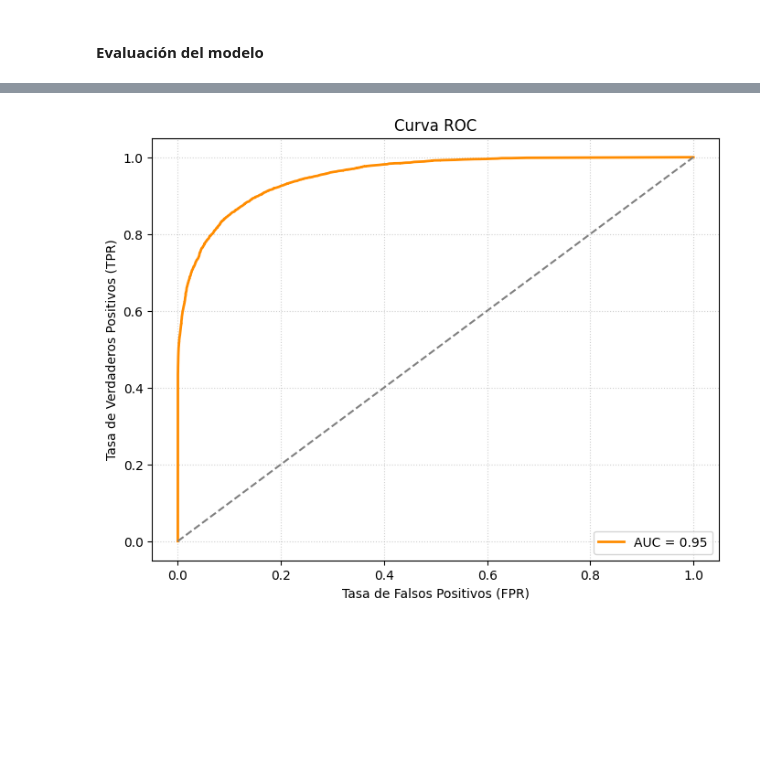
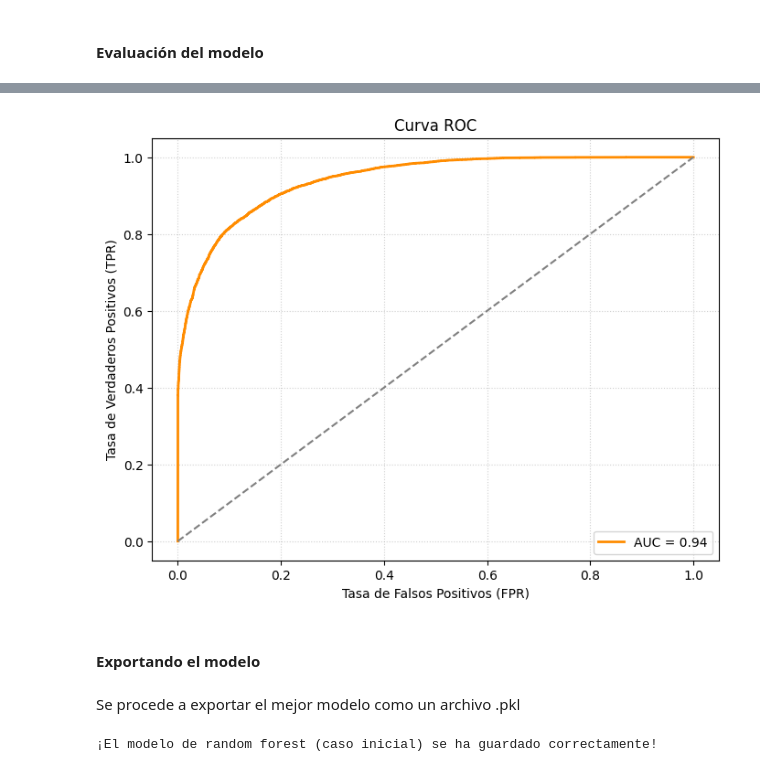
Before and after one commit to Victorh1397/proyecto-final-ml, a Jupyter notebook: notebooks/exploracion/pruebas_rl_arbol_forest.ipynb, the cells around one changed output, grey strips where cells are left out. Drawn from its saved outputs; the diff is of its cells as text; code cells hidden in the pictures; blank space fills up the shorter version.

Commit message:
Create pipeline in the notebook to export 'modelo_random_forest_caso_inicial.pkl' to models folder

```diff
--- a/notebooks/exploracion/pruebas_rl_arbol_forest.ipynb
+++ b/notebooks/exploracion/pruebas_rl_arbol_forest.ipynb
@@ -373,13 +354,3 @@ print(f"¡El modelo de árbol de decisión (caso inicial) se ha guardado correct
 #### Creación del modelo y ajuste
 # %% [markdown]
 Procedemos a realizar el entrenamiento del modelo basándonos en las variables X_train y X_test que ya tenemos separadas y procesadas. Entrenamos el modelo de random forest usando GridSearchCV para encontrar los mejores hiperparámetros.
-# %%
-modelo_rfc = RandomForestClassifier(random_state=42)
-
-rfc_parametros = {
-    'n_estimators': [100, 200, 500],
-    'max_depth': [None, 10, 15, 20]
-}
-
-modelo_rfc_cv = GridSearchCV(modelo_rfc, rfc_parametros, cv=5, scoring='f1', n_jobs=-2)
-modelo_rfc_cv.fit(X_train_escalado, y_train)
@@ -390,0 +357,28 @@ GridSearchCV(cv=5, estimator=RandomForestClassifier(random_state=42), n_jobs=-2,
+# %%
+# Construimos el pipeline con el modelo de árbol de decisión
+pipeline_rfc = Pipeline(steps=[
+    ('prep', preprocesador),
+    ('modelo', RandomForestClassifier(random_state=42))
+])
+
+# Diccionario de parámetros
+rfc_parametros = {
+    'modelo__n_estimators': [50, 150, 200],
+    'modelo__max_depth': [10, 15, 20, 50],
+    'modelo__min_samples_split': [10, 20],
+    'modelo__min_samples_leaf': [5, 10]
+}
+
+# Configuramos GridSearchCV pasando el Pipeline completo
+modelo_rfc_cv = GridSearchCV(
+    estimator=pipeline_rfc,
+    param_grid=rfc_parametros,
+    cv=5,
+    scoring='f1',
+    n_jobs=-2,
+    verbose=1
+)
+
+# Entrenamos el modelo
+print("Realizando optimización con GridSearchCV...")
+modelo_rfc_cv.fit(X_train, y_train)
@@ -425,21 +440,41 @@ plt.show()
 # %%
 # Curva ROC
 
-y_proba = modelo_rfc_cv.predict_proba(X_test_escalado)[:, 1]
+y_proba = modelo_rfc_cv.predict_proba(X_test)[:, 1]
 
 auc = roc_auc_score(y_test, y_proba)
 
 
 fpr, tpr, thresholds = roc_curve(y_test, y_proba)
 
 plt.figure(figsize=(8, 6))
 plt.plot(fpr, tpr, label=f'AUC = {auc:.2f}', color='darkorange', lw=2)
 plt.plot([0, 1], [0, 1], linestyle='--', color='grey')
 plt.xlabel('Tasa de Falsos Positivos (FPR)')
 plt.ylabel('Tasa de Verdaderos Positivos (TPR)')
 plt.title('Curva ROC')
 plt.legend(loc='lower right')
 plt.grid(True, linestyle=':', alpha=0.6)
 plt.show()
 # %% [output]
-[figure, old version]
+[figure, new version]
+# %% [markdown]
+#### Exportando el modelo
+# %% [markdown]
+Se procede a exportar el mejor modelo como un archivo .pkl
+# %%
+# Determinamos la ruta de destino del archivo.pkl y su nombre
+
+nombre_archivo_pkl = 'modelo_random_forest_caso_inicial.pkl'
+ruta_completa = os.path.join(PATH_MODELS_TESTS, nombre_archivo_pkl)
+
+# Aseguram que la ruta exista (si no existe, la crea automáticamente)
+os.makedirs(PATH_MODELS_TESTS, exist_ok=True)
+
+# Guardamos el mejor estimador del GridSearchCV en la ruta específica
+with open(ruta_completa, 'wb') as archivo_pkl:
+    pickle.dump(modelo_rfc_cv.best_estimator_, archivo_pkl)
+
+print(f"¡El modelo de random forest (caso inicial) se ha guardado correctamente!")
+# %% [output]
+¡El modelo de random forest (caso inicial) se ha guardado correctamente!
```
Also changed, not shown: parts of 6 cells of this notebook, 1 other file.
